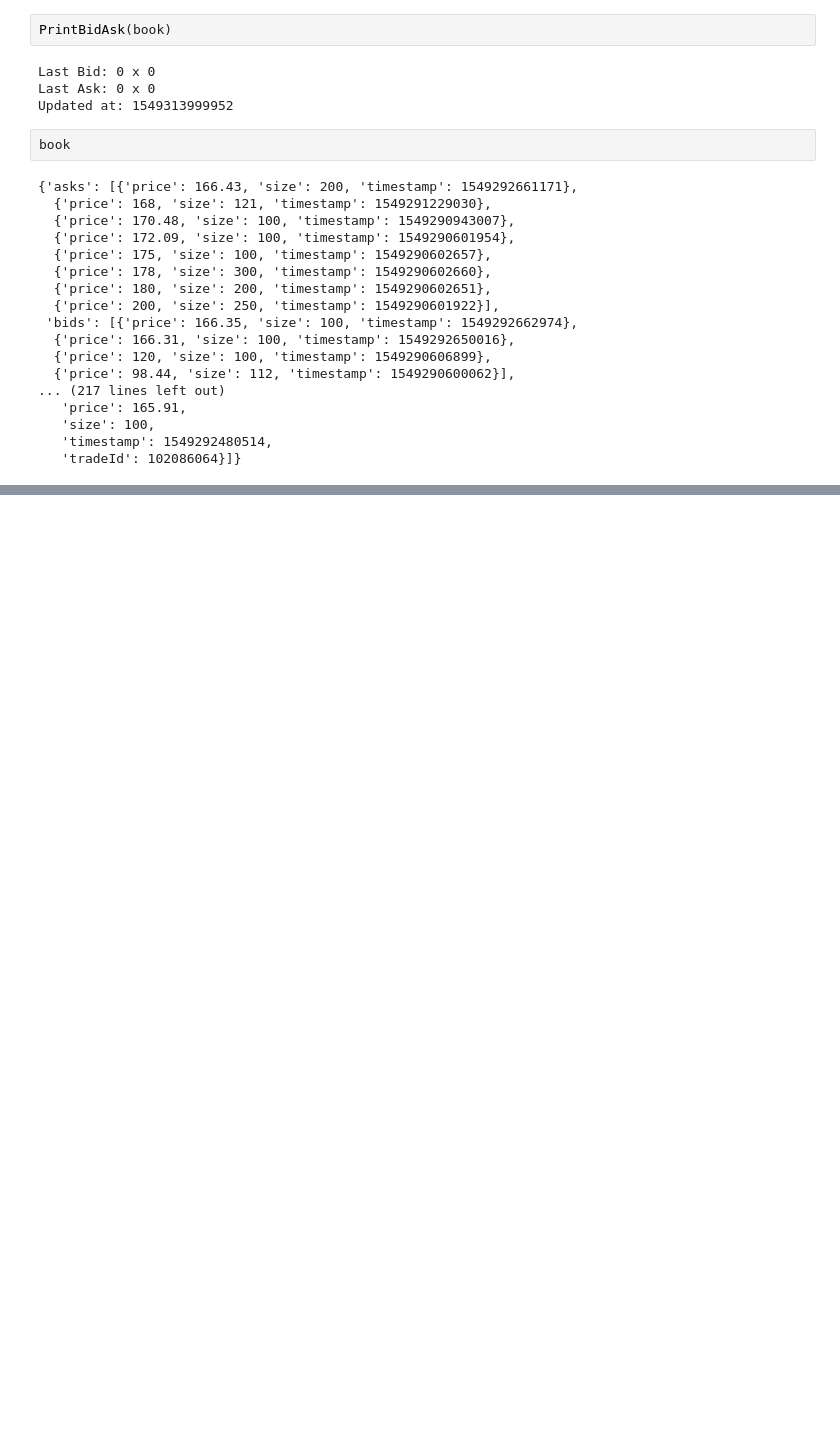
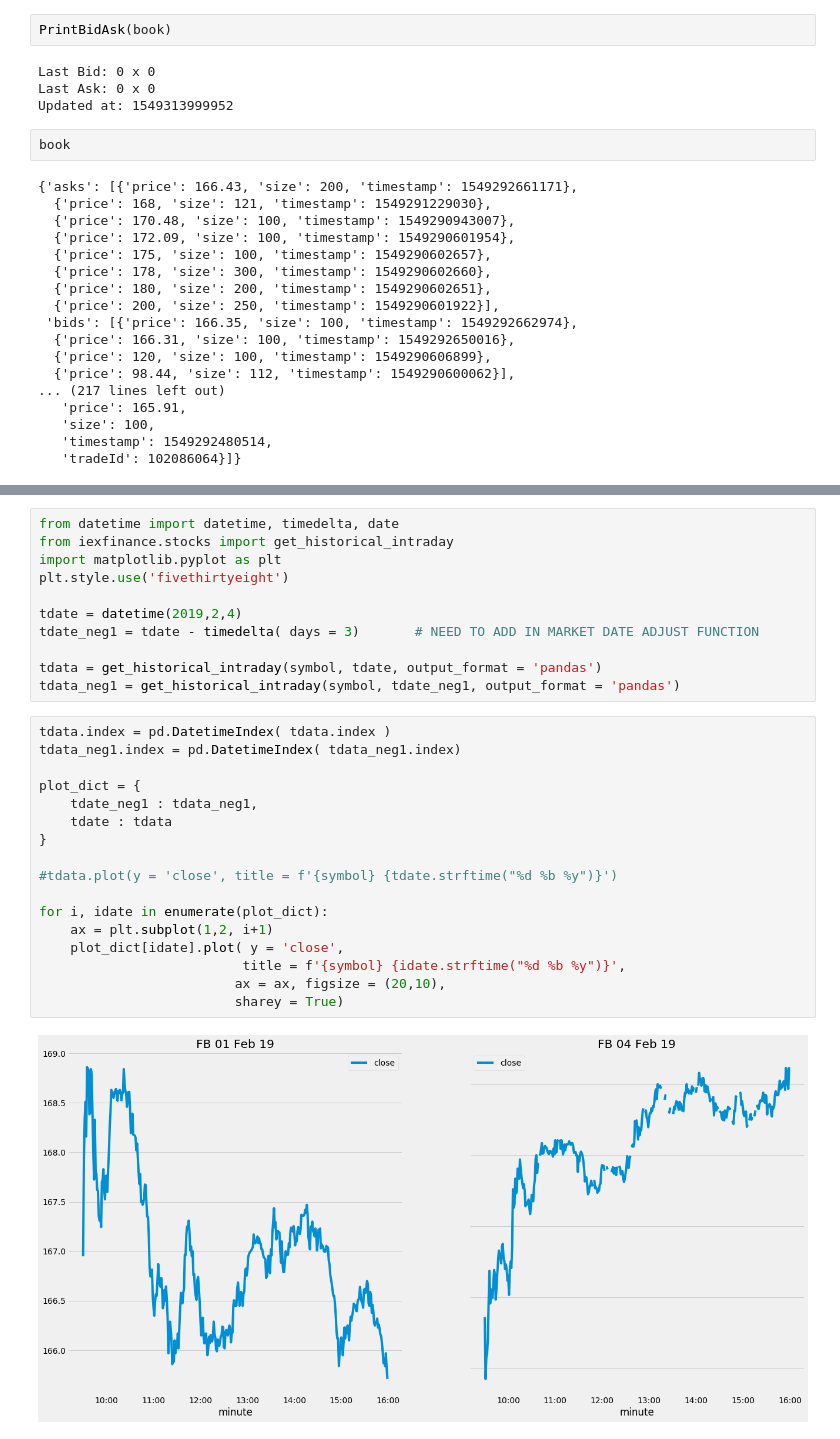
Before and after one commit to sendash-app/dash-quotes, a Jupyter notebook: dash_quotes_demo.ipynb, the cells around one changed output, grey strips where cells are left out. Cells and saved outputs as stored; diff of their text form; blank space fills up the shorter version.

Commit message:
added intraday prices plot

```diff
--- a/dash_quotes_demo.ipynb
+++ b/dash_quotes_demo.ipynb
@@ -141,0 +143,30 @@ book
+# %%
+from datetime import datetime, timedelta, date
+from iexfinance.stocks import get_historical_intraday
+import matplotlib.pyplot as plt
+plt.style.use('fivethirtyeight')
+
+tdate = datetime(2019,2,4)
+tdate_neg1 = tdate - timedelta( days = 3)       # NEED TO ADD IN MARKET DATE ADJUST FUNCTION
+
+tdata = get_historical_intraday(symbol, tdate, output_format = 'pandas')
+tdata_neg1 = get_historical_intraday(symbol, tdate_neg1, output_format = 'pandas')
+# %%
+tdata.index = pd.DatetimeIndex( tdata.index )
+tdata_neg1.index = pd.DatetimeIndex( tdata_neg1.index)
+
+plot_dict = {
+    tdate_neg1 : tdata_neg1,
+    tdate : tdata
+}
+
+#tdata.plot(y = 'close', title = f'{symbol} {tdate.strftime("%d %b %y")}')
+
+for i, idate in enumerate(plot_dict):
+    ax = plt.subplot(1,2, i+1)
+    plot_dict[idate].plot( y = 'close',
+                          title = f'{symbol} {idate.strftime("%d %b %y")}',
+                         ax = ax, figsize = (20,10),
+                         sharey = True)
+# %% [output]
+[figure, added]
```
Also changed, not shown: parts of 5 cells of this notebook.
